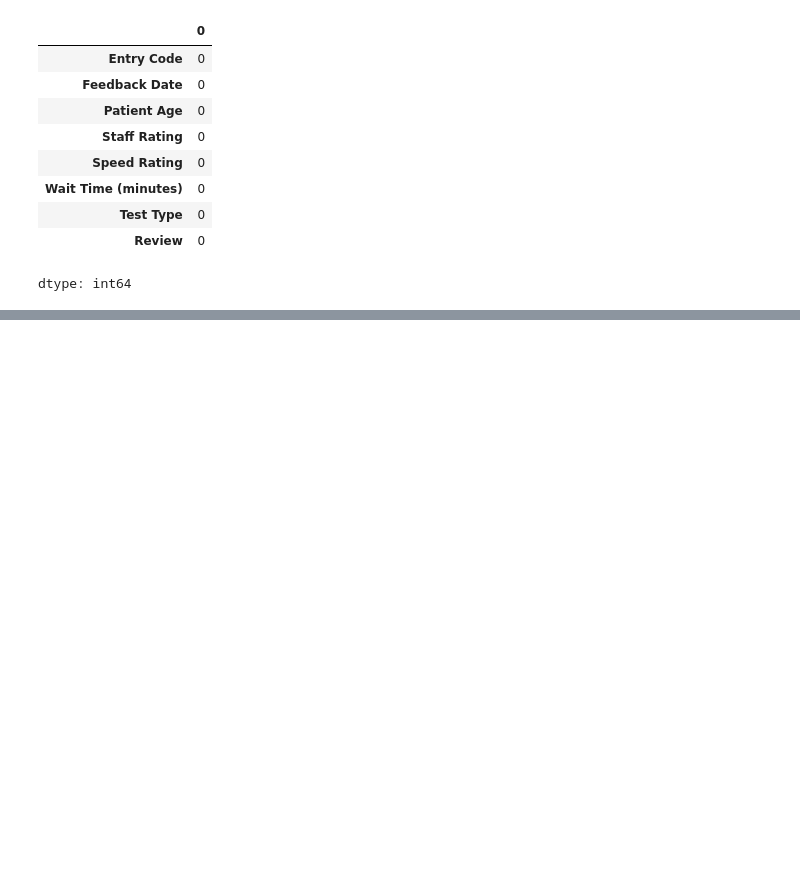
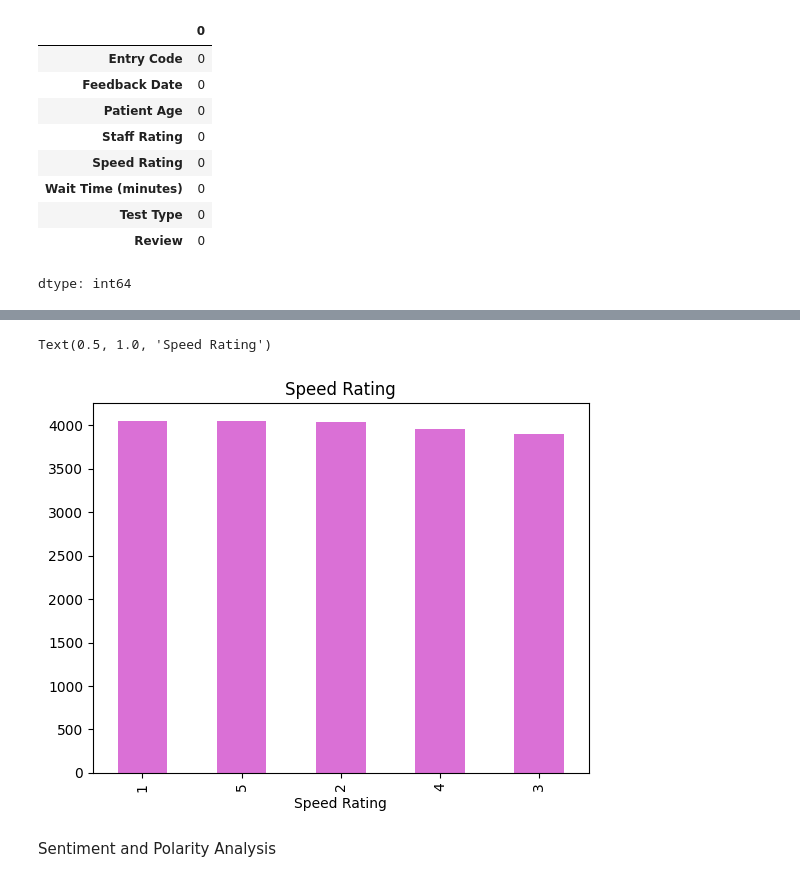
Before and after one commit to priscillasp/Healthcare_Reviews_DA, a Jupyter notebook: Healthcare_DA.ipynb, the cells around one changed output, grey strips where cells are left out. Cells and saved outputs as stored; diff of their text form; code cells hidden in the pictures; blank space fills up the shorter version.

```diff
--- a/Healthcare_DA.ipynb
+++ b/Healthcare_DA.ipynb
@@ -46,0 +85,8 @@ dtype: int64
+# %%
+df["Speed Rating"].value_counts().plot(kind='bar',color='Orchid')
+plt.title('Speed Rating')
+# %% [output]
+Text(0.5, 1.0, 'Speed Rating')
+[figure, added]
+# %% [markdown]
+Sentiment and Polarity Analysis
```
Also changed, not shown: parts of 37 cells of this notebook.
